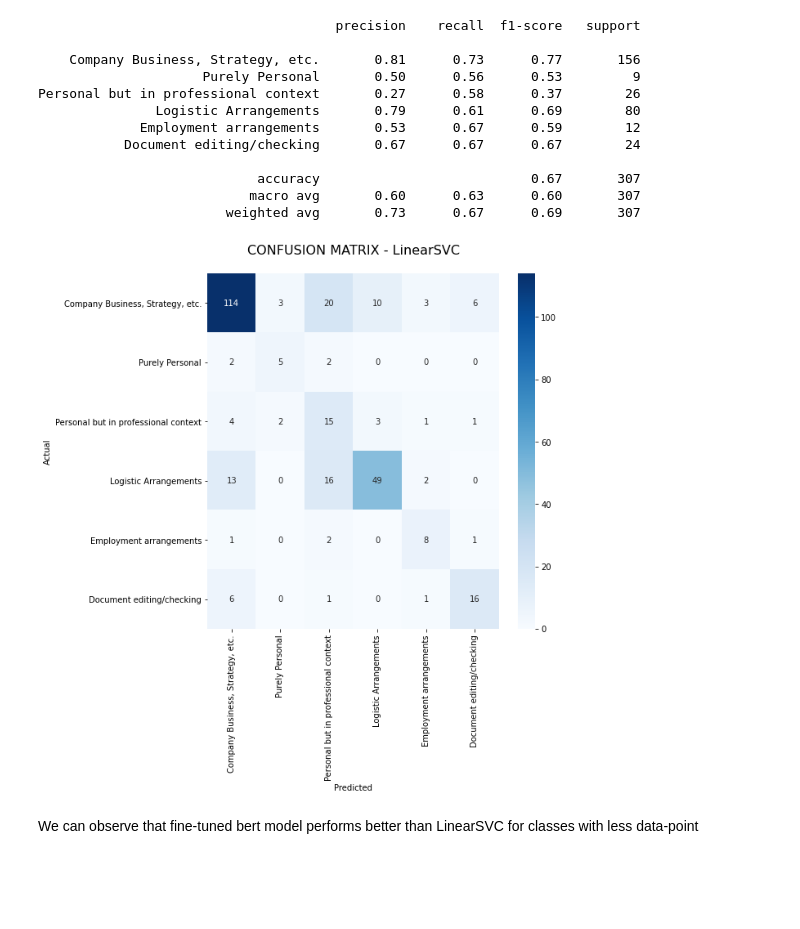
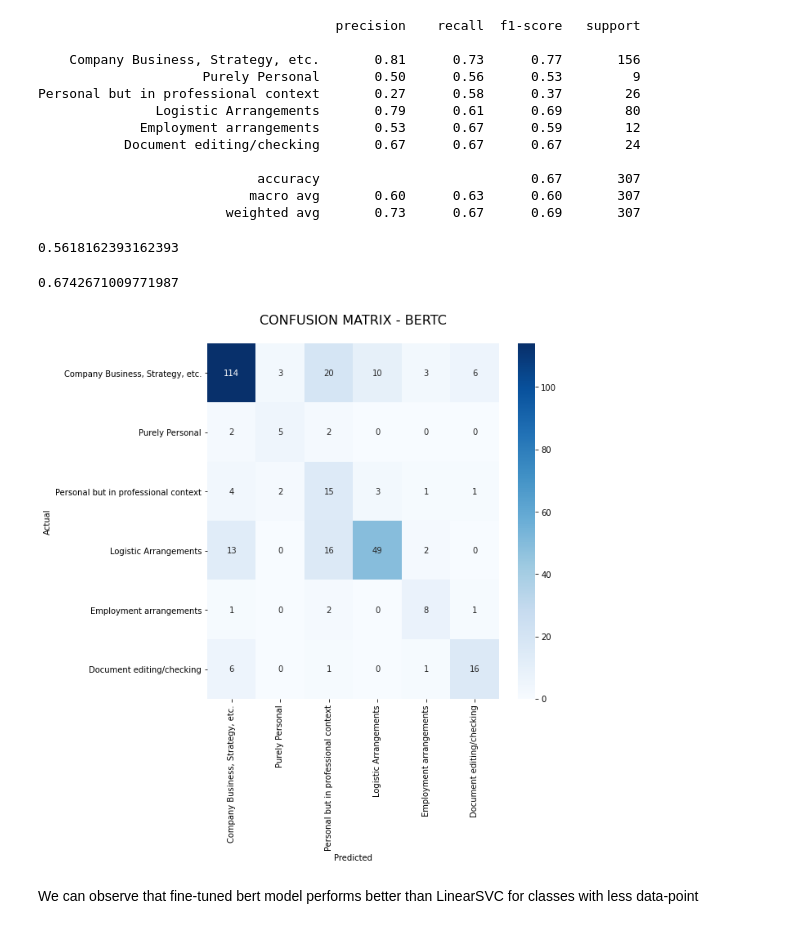
Before and after one commit to Navneet3440/enron_email_classifier, a Jupyter notebook: solution.ipynb, the cells around one changed output. Saved outputs shown, nothing was run; the diff lists cells and outputs as text; code cells hidden in the pictures; blank space fills up the shorter version.

```diff
--- a/solution.ipynb
+++ b/solution.ipynb
@@ -540,16 +544,24 @@ Personal but in professional context       0.27      0.58      0.37        26
                             accuracy                           0.67       307
                            macro avg       0.60      0.63      0.60       307
                         weighted avg       0.73      0.67      0.69       307
+# %%
+sklearn.metrics.balanced_accuracy_score(y_test, y_pred, adjusted=True)
+# %% [output]
+0.5618162393162393
+# %%
+sklearn.metrics.accuracy_score(y_test, y_pred)
+# %% [output]
+0.6742671009771987
 # %%
 conf_mat = sklearn.metrics.confusion_matrix(y_test, y_pred)
 fig, ax = plt.subplots(figsize=(8,8))
 sns.heatmap(conf_mat, annot=True, cmap="Blues", fmt='d',
             xticklabels=[category_tag_to_name[i] for i in sorted(category_tag_to_name.keys())],
             yticklabels=[category_tag_to_name[i] for i in sorted(category_tag_to_name.keys())])
 plt.ylabel('Actual')
 plt.xlabel('Predicted')
-plt.title("CONFUSION MATRIX - LinearSVC\n", size=16);
+plt.title("CONFUSION MATRIX - BERTC\n", size=16);
 # %% [output]
-[figure, old version]
+[figure, new version]
 # %% [markdown]
 We can observe that fine-tuned bert model performs better than LinearSVC for classes with less data-point
```
Also changed, not shown: parts of 21 cells of this notebook, 1 other file.
